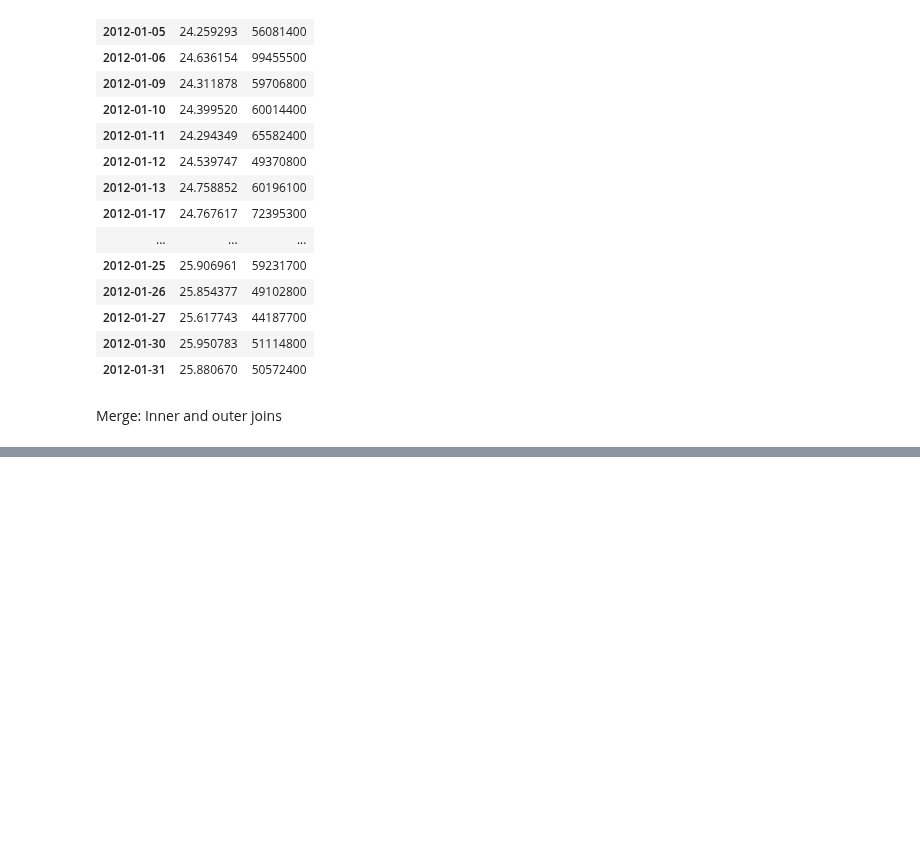
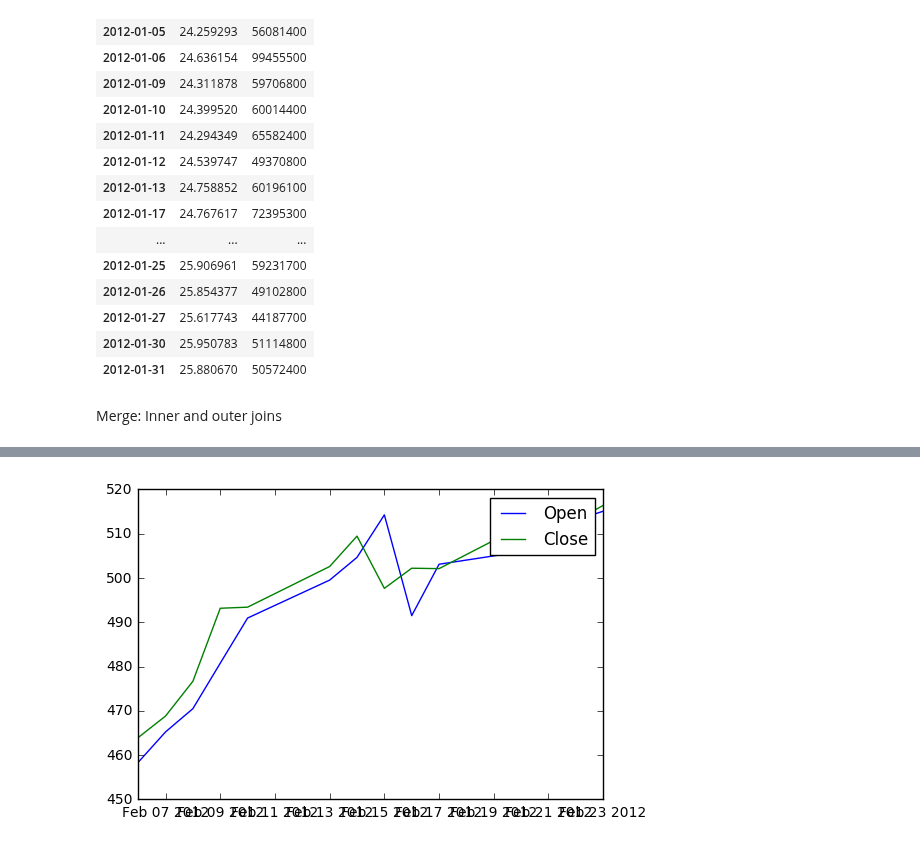
Before and after one commit to atcemgil/notes, a Jupyter notebook: fe588/Pandas Examples.ipynb, the cells around one changed output, grey strips where cells are left out. Drawn from its saved outputs; the diff is of its cells as text; code cells hidden in the pictures; blank space fills up the shorter version.

```diff
--- a/fe588/Pandas Examples.ipynb
+++ b/fe588/Pandas Examples.ipynb
@@ -406,0 +442,11 @@ plt.show()
+# %%
+x = aapl['2012-02-05':'2012-02-23']['Open']
+y = aapl['2012-02-05':'2012-02-23']['Close']
+Vol = aapl['2012-02-05':'2012-02-23']['Volume']
+
+plt.plot(x)
+plt.plot(y)
+plt.legend()
+plt.show()
+# %% [output]
+[figure, added]
```
Also changed, not shown: parts of 10 cells of this notebook, 2 other files.
